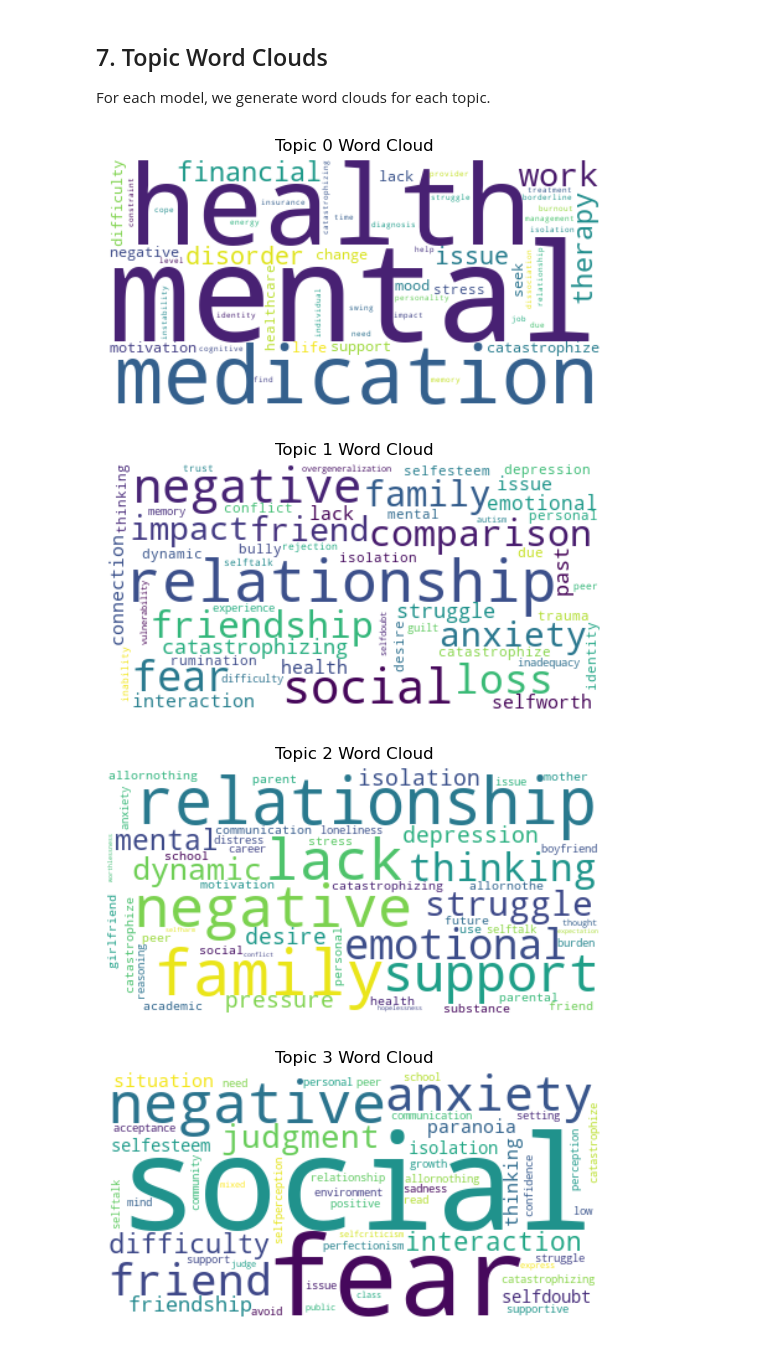
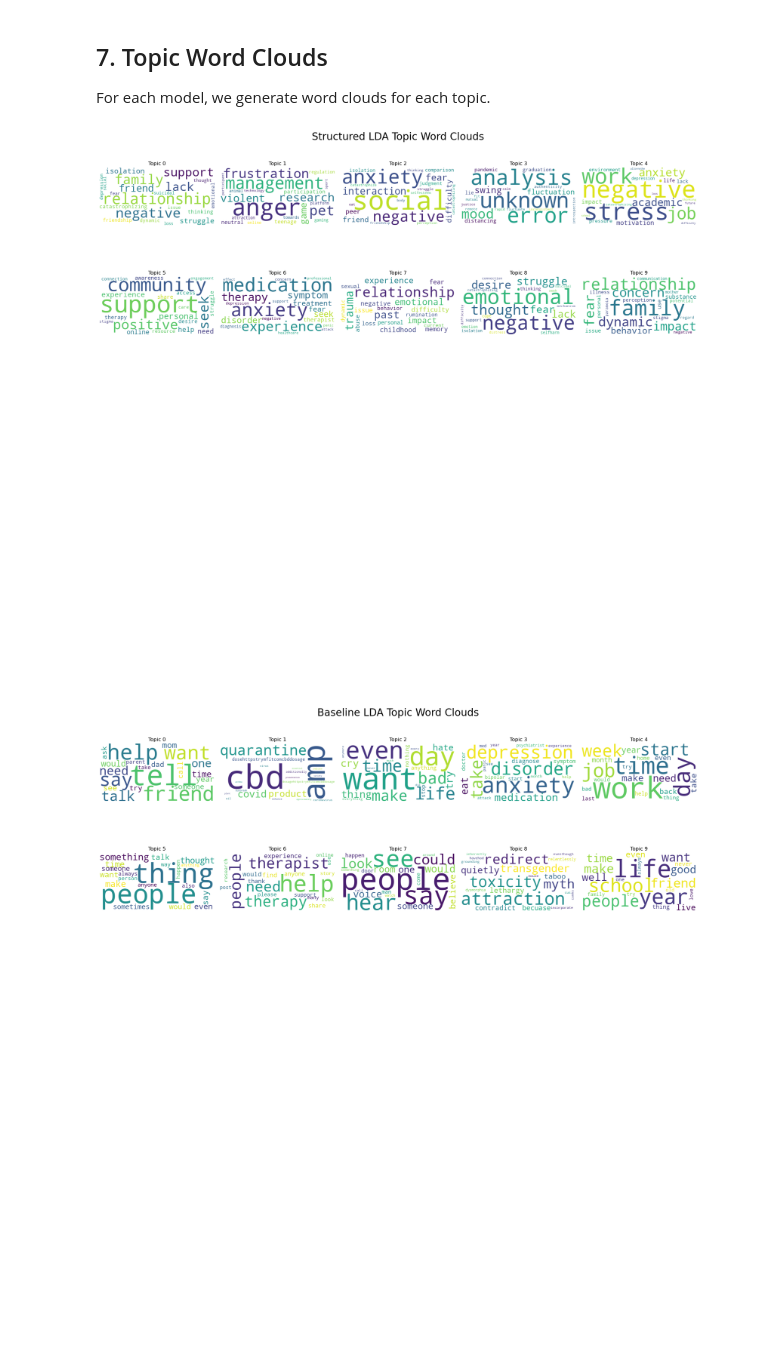
Before and after one commit to Sam-Mucyo/neuro140, a Jupyter notebook: project/experiments/comparative_analysis.ipynb, the cells around one changed output. Saved outputs shown, nothing was run; the diff lists cells and outputs as text; code cells hidden in the pictures; blank space fills up the shorter version.

```diff
--- a/project/experiments/comparative_analysis.ipynb
+++ b/project/experiments/comparative_analysis.ipynb
@@ -35,7 +35,7 @@ nltk.download('stopwords')
 STOPWORDS = set(stopwords.words('english'))
 
 # Load the processed data
-df = pd.read_csv("../results/fixed_processed_data.csv")
+df = pd.read_csv("../results/parallel/final_processed_data.csv")
 print("Data shape:", df.shape)
 # Take a look at the first few rows
 df.head()
@@ -63,7 +63,7 @@ nlp = spacy.load('en_core_web_sm', disable=['parser', 'ner'])
 # Add domain-specific stopwords
 mental_health_stopwords = {
     'feel', 'feeling', 'felt', 'just', 'like', 'know',
-    'think', 'get', 'got', 'really'}
+    'think', 'get', 'got', 'really', 'health', 'mental'}
 STOPWORDS.update(mental_health_stopwords)
 
 category_markers = [
@@ -267,27 +372,50 @@ pyLDAvis.display(vis_baseline)
 
 For each model, we generate word clouds for each topic.
 # %%
-def plot_topic_wordcloud(lda_model, topic_num, dictionary, ax=None):
-    # Get the topic as a dictionary {word: weight}
-    topic = lda_model.show_topic(topic_num, topn=50)
-    topic_words = dict(topic)
-    wc = WordCloud(background_color='white', width=400, height=200)
-    wordcloud_img = wc.generate_from_frequencies(topic_words)
+def plot_topic_wordclouds(lda_model, dictionary, num_topics=25, model_name=""):
+    """
+    Plot a grid of word clouds for topics in the LDA model
+    """
+    # Create a 5x5 grid of subplots
+    fig, axes = plt.subplots(5, 5, figsize=(20, 20))
+    fig.suptitle(f"{model_name} Topic Word Clouds", fontsize=24, y=0.92)
 
-    plt.figure()
-    plt.imshow(wordcloud_img, interpolation="bilinear")
-    plt.axis("off")
-    plt.title(f"Topic {topic_num} Word Cloud")
+    # Flatten the axes array for easier iteration
+    axes = axes.flatten()
+
+    # Plot each topic's word cloud
+    for i in range(min(num_topics, 25)):
+        # Get the topic as a dictionary {word: weight}
+        topic = lda_model.show_topic(i, topn=30)
+        topic_words = dict(topic)
+
+        # Generate word cloud
+        wc = WordCloud(background_color='white', width=400, height=200,
+                       max_words=20, colormap='viridis')
+        wordcloud_img = wc.generate_from_frequencies(topic_words)
+
+        # Plot on the corresponding subplot
+        axes[i].imshow(wordcloud_img, interpolation="bilinear")
+        axes[i].set_title(f"Topic {i}", fontsize=12)
+        axes[i].axis("off")
+
+    # Hide any unused subplots
+    for j in range(num_topics, 25):
+        axes[j].axis('off')
+
+    plt.tight_layout()
+    plt.subplots_adjust(top=0.9)
     plt.show()
 
-# Plot word clouds for first three topics of each model
-for i in range(4):
-    plot_topic_wordcloud(lda_structured, i, structured_dictionary)
+# Plot word clouds for structured model
+plot_topic_wordclouds(lda_structured, structured_dictionary,
+                     num_topics=lda_structured.num_topics,
+                     model_name="Structured LDA")
 
-for i in range(4):
-    plot_topic_wordcloud(lda_baseline, i, baseline_dictionary)
+# Plot word clouds for baseline model
+plot_topic_wordclouds(lda_baseline, baseline_dictionary,
+                     num_topics=lda_baseline.num_topics,
+                     model_name="Baseline LDA")
 # %% [output]
-[figure, old version]
+[figure, new version]
-[figure, old version]
+[figure, new version]
-[figure, removed]
-[figure, removed]
```
Also changed, not shown: parts of 17 cells of this notebook.
